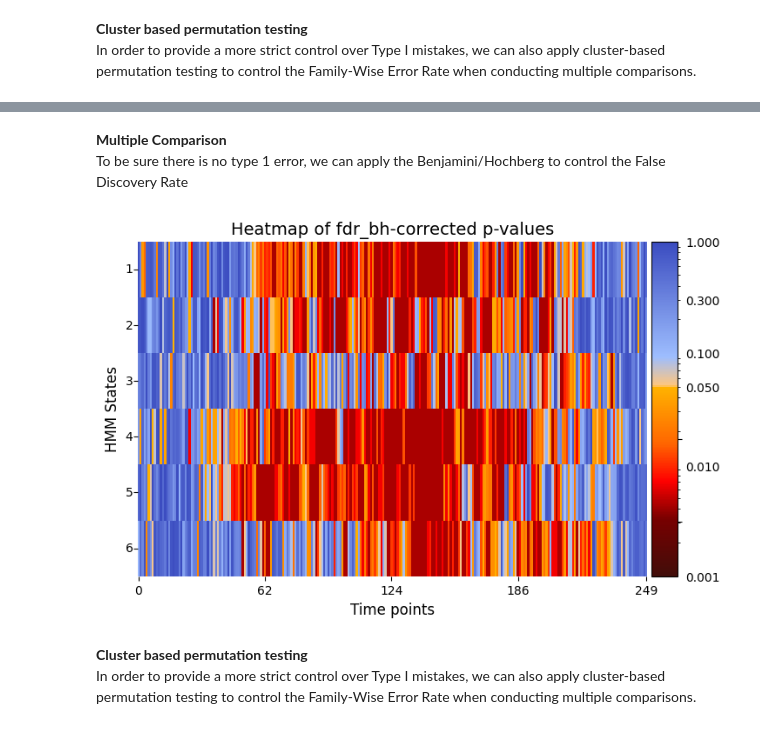
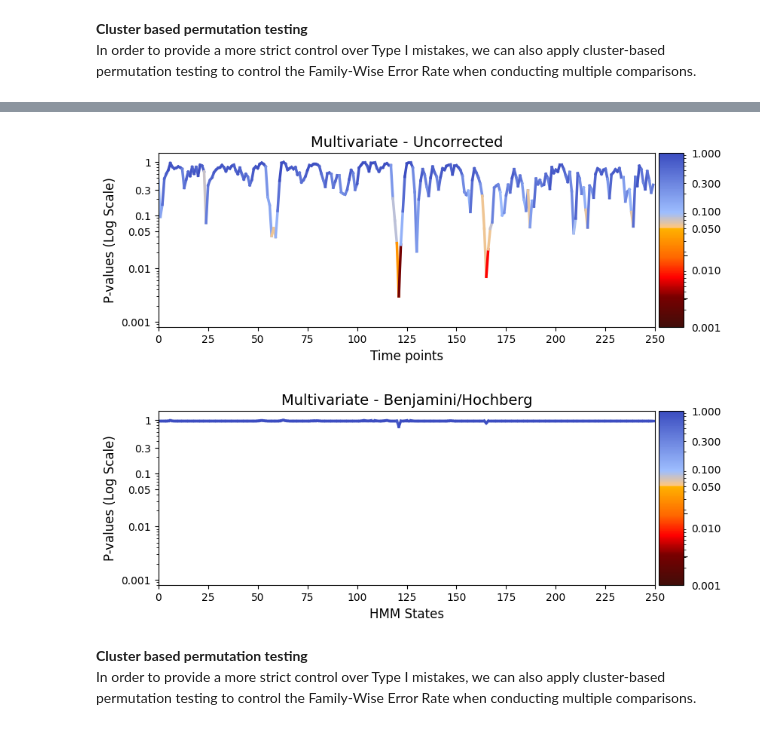
Before and after one commit to vidaurre/glhmm, a Jupyter notebook: docs/notebooks/Testing_across_sessions_within_subject.ipynb, the cells around one changed output, grey strips where cells are left out. Cells and saved outputs as stored; diff of their text form; code cells hidden in the pictures.

````diff
--- a/docs/notebooks/Testing_across_sessions_within_subject.ipynb
+++ b/docs/notebooks/Testing_across_sessions_within_subject.ipynb
@@ -216,7 +218,7 @@
 # %%
 # Reconstruct the Gamma matrix
 n_timepoints, n_trials, n_channels = D_sessions.shape[0],D_sessions.shape[1],Gamma.shape[1]
-gamma_epoch =statistics.reconstruct_concatenated_to_3D(Gamma,n_timepoints=n_timepoints, n_trials=n_trials, n_channels=n_channels)
+Gamma_epoch =statistics.reconstruct_concatenated_to_3D(Gamma,n_timepoints=n_timepoints, n_trials=n_trials, n_channels=n_channels)
 # %% [markdown]
 As a sanity check we will see if ```gamma_epoch``` is actually structured correctly by comparing it with ```Gamma```.
 
@@ -443,7 +473,10 @@
 # %%
-# Set the parameters for between-subject testing
-method = "univariate"
+# Set the parameters for across trials testing
+method = "multivariate"
 Nperm = 1000 # Number of permutations (default = 1000)
-# Perform across-subject testing
-result_univariate =statistics.test_across_sessions_within_subject(Gamma_reconstruct, R_sessions, idx_sessions,method=method,Nperm=Nperm, test_statistics_option=True)
+test_statistics_option = True
+
+# Perform across-trial testing
+result_multivaraite_trials  =statistics.test_across_trials(Gamma_epoch, R_sessions, idx_sessions,method=method,
+                                                                 Nperm=Nperm, test_statistics_option=test_statistics_option)
 # %% [output]
@@ -464,13 +490,17 @@ graphics.plot_p_value_matrix(result_univariate["pval"].T, title_text ="Heatmap o
-# %% [markdown]
-**Multiple Comparison**\
-To be sure there is no type 1 error, we can apply the Benjamini/Hochberg to control the False Discovery Rate
+# %%
+# Plot p-values
+graphics.plot_p_values_over_time(result_multivaraite_trials["pval"], title_text ="Multivariate - Uncorrected",
+                                 figsize=(9, 3), xlabel="Time points", num_x_ticks=11)
+# %% [output]
+[figure, added]
 # %%
-alpha = 0.05 # threshold for p-values
-pval_corrected, rejected_corrected =statistics.pval_correction(result_univariate["pval"], method='fdr_bh', alpha=0.5)
+alpha = 0.05
+pval_corrected, rejected_corrected =statistics.pval_correction(result_multivaraite_trials["pval"], method='fdr_bh',alpha=alpha)
 # Plot p-values
-graphics.plot_p_value_matrix(pval_corrected.T, title_text ="Heatmap of fdr_bh-corrected p-values",figsize=(8, 5), xlabel="Time points", ylabel="HMM States", annot=False, alpha = alpha)
+graphics.plot_p_values_over_time(pval_corrected, title_text ="Multivariate - Benjamini/Hochberg",
+                                 figsize=(9, 3), xlabel="HMM States", num_x_ticks=11)
 # %% [output]
-[figure, old version]
+[figure, new version]
 # %% [markdown]
 **Cluster based permutation testing**\
 In order to provide a more strict control over Type I mistakes, we can also apply cluster-based permutation testing to control the Family-Wise Error Rate when conducting multiple comparisons.
````
Also changed, not shown: parts of 43 cells of this notebook, 4 other files.
